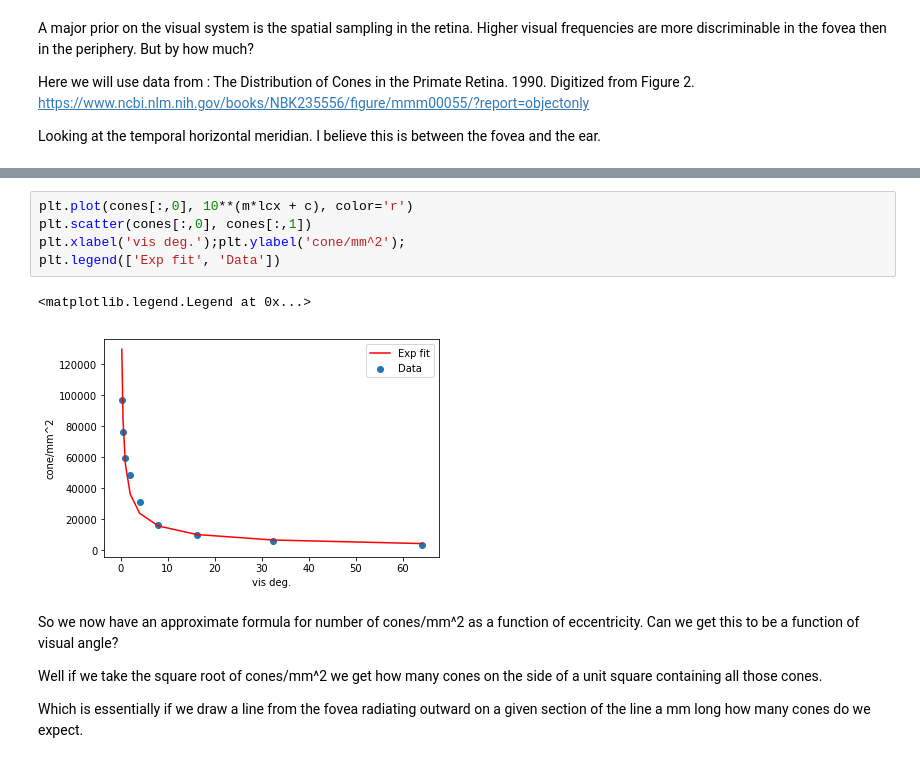
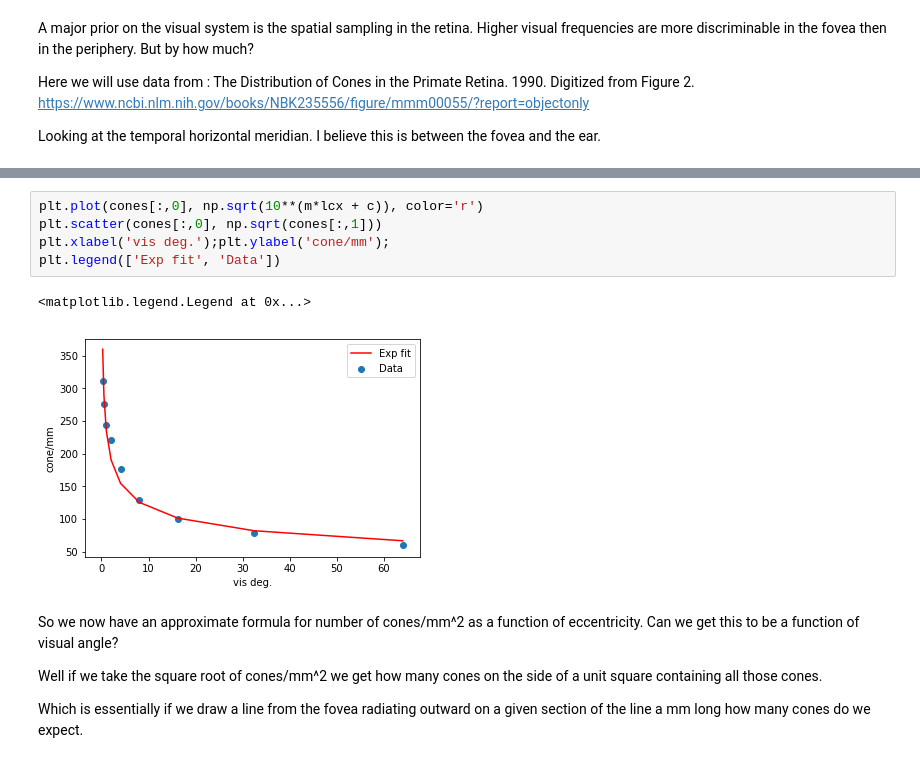
Before and after one commit to deanpospisil/ipython_nb, a Jupyter notebook: Spatial receptive fields in the ventral stream..ipynb, the cells around one changed output, grey strips where cells are left out. Drawn from its saved outputs; the diff is of its cells as text.

```diff
--- a/Spatial receptive fields in the ventral stream..ipynb
+++ b/Spatial receptive fields in the ventral stream..ipynb
@@ -54,11 +71,11 @@ Multiplier= [4.75]
 # %%
-plt.plot(cones[:,0], 10**(m*lcx + c), color='r')
-plt.scatter(cones[:,0], cones[:,1])
-plt.xlabel('vis deg.');plt.ylabel('cone/mm^2');
+plt.plot(cones[:,0], np.sqrt(10**(m*lcx + c)), color='r')
+plt.scatter(cones[:,0], np.sqrt(cones[:,1]))
+plt.xlabel('vis deg.');plt.ylabel('cone/mm');
 plt.legend(['Exp fit', 'Data'])
 # %% [output]
 <matplotlib.legend.Legend at 0x...>
-[figure, old version]
+[figure, new version]
 # %% [markdown]
 So we now have an approximate formula for number of cones/mm^2 as a function of eccentricity. Can we get this to be a function of visual angle?
 
```
Also changed, not shown: parts of 16 cells of this notebook, 1 other file.
